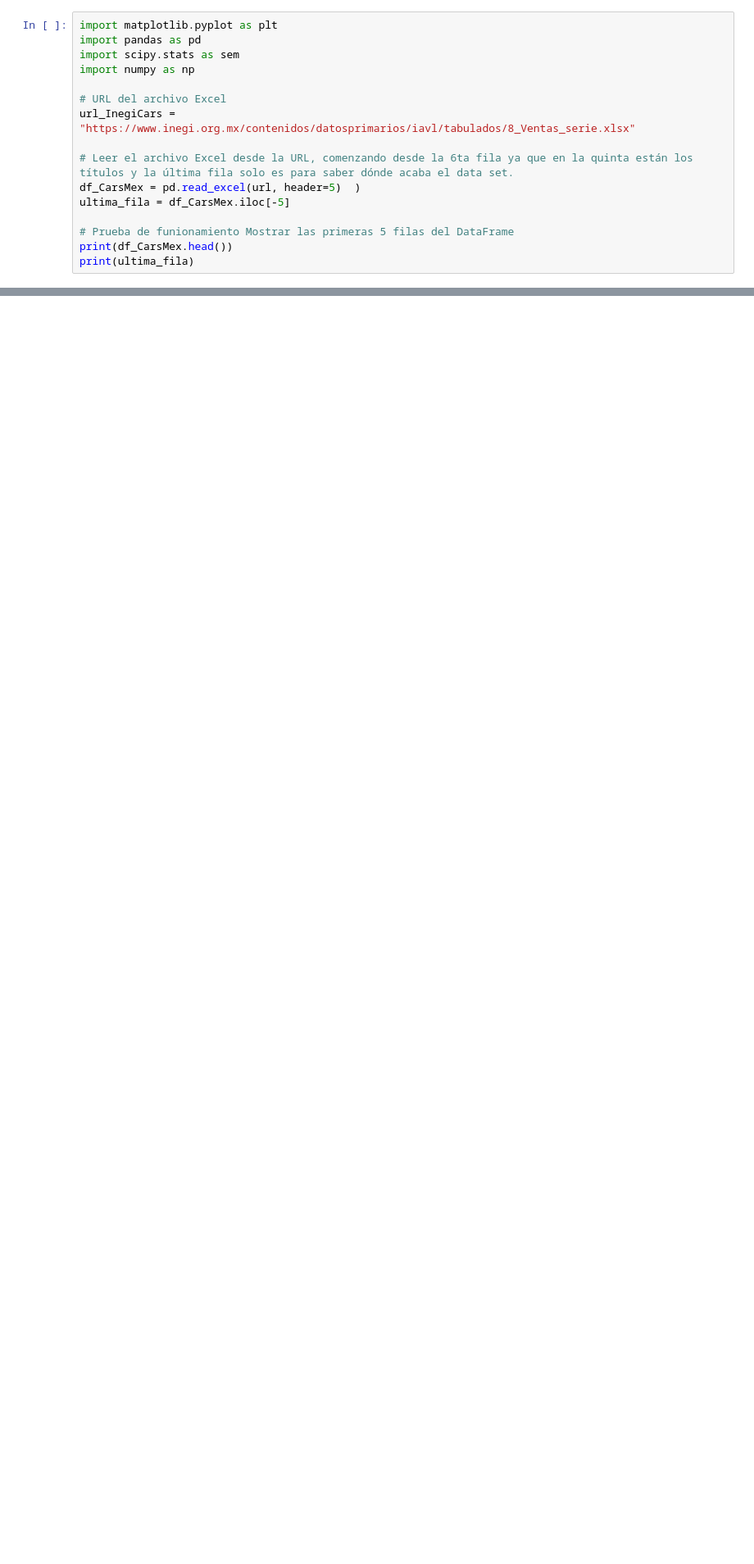
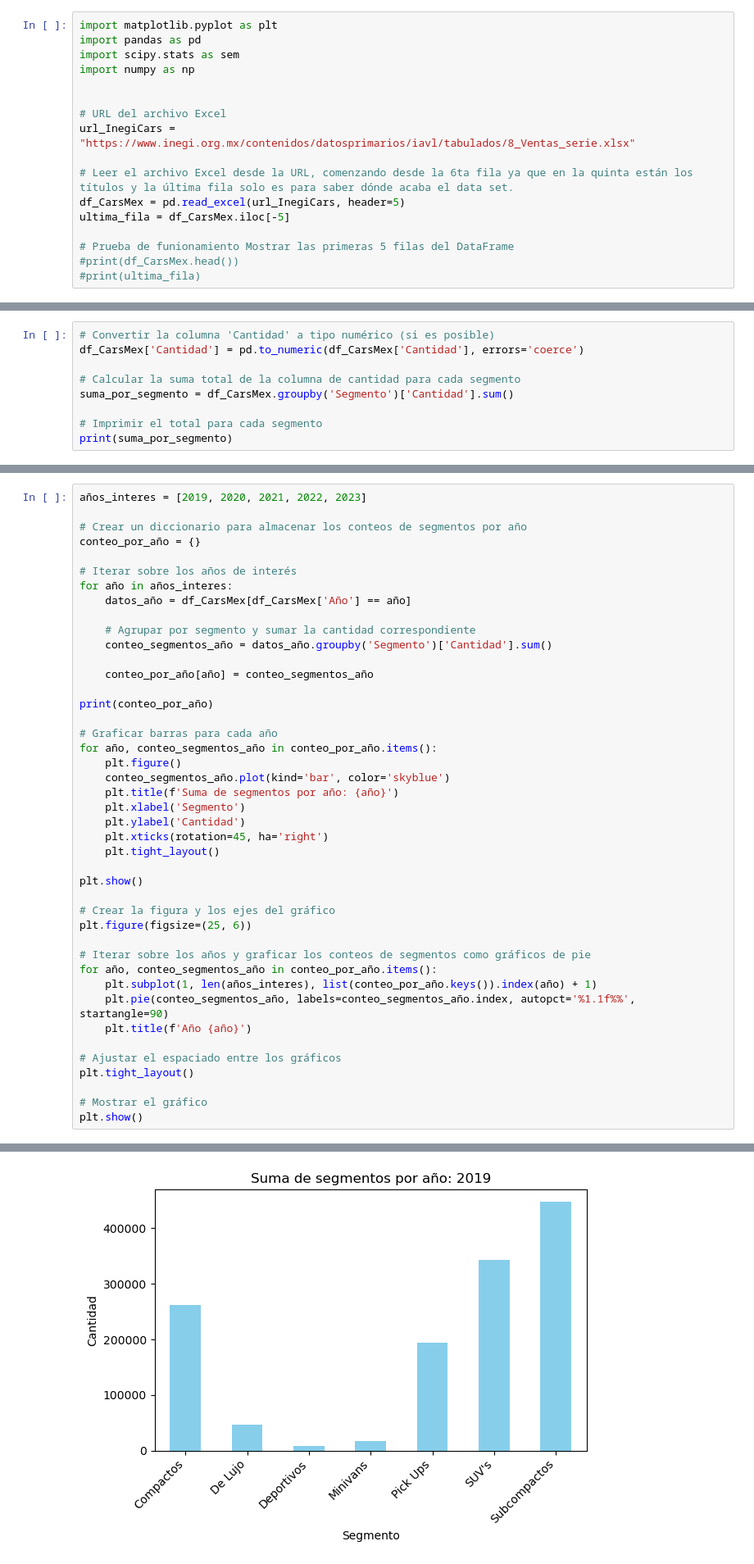
Before and after one commit to AngelesVillagrana/Project-1, a Jupyter notebook: Project-1-Car-Sales.ipynb, the cells around one changed output, grey strips where cells are left out. Shown: that part at 82% size. Saved outputs shown, nothing was run; the diff lists cells and outputs as text; blank space fills up the shorter version.

```diff
--- a/Project-1-Car-Sales.ipynb
+++ b/Project-1-Car-Sales.ipynb
@@ -8,13 +8,14 @@ import pandas as pd
 import scipy.stats as sem
 import numpy as np
 
+
 # URL del archivo Excel
 url_InegiCars = "https://www.inegi.org.mx/contenidos/datosprimarios/iavl/tabulados/8_Ventas_serie.xlsx"
 
 # Leer el archivo Excel desde la URL, comenzando desde la 6ta fila ya que en la quinta están los títulos y la última fila solo es para saber dónde acaba el data set.
-df_CarsMex = pd.read_excel(url, header=5)  )
+df_CarsMex = pd.read_excel(url_InegiCars, header=5)
 ultima_fila = df_CarsMex.iloc[-5]
 
 # Prueba de funionamiento Mostrar las primeras 5 filas del DataFrame
-print(df_CarsMex.head())
-print(ultima_fila)
+#print(df_CarsMex.head())
+#print(ultima_fila)
@@ -38,0 +22,9 @@ Name: 88962, dtype: object
+# %%
+# Convertir la columna 'Cantidad' a tipo numérico (si es posible)
+df_CarsMex['Cantidad'] = pd.to_numeric(df_CarsMex['Cantidad'], errors='coerce')
+
+# Calcular la suma total de la columna de cantidad para cada segmento
+suma_por_segmento = df_CarsMex.groupby('Segmento')['Cantidad'].sum()
+
+# Imprimir el total para cada segmento
+print(suma_por_segmento)
@@ -38,0 +41,44 @@ Name: 88962, dtype: object
+# %%
+años_interes = [2019, 2020, 2021, 2022, 2023]
+
+# Crear un diccionario para almacenar los conteos de segmentos por año
+conteo_por_año = {}
+
+# Iterar sobre los años de interés
+for año in años_interes:
+    datos_año = df_CarsMex[df_CarsMex['Año'] == año]
+
+    # Agrupar por segmento y sumar la cantidad correspondiente
+    conteo_segmentos_año = datos_año.groupby('Segmento')['Cantidad'].sum()
+
+    conteo_por_año[año] = conteo_segmentos_año
+
+print(conteo_por_año)
+
+# Graficar barras para cada año
+for año, conteo_segmentos_año in conteo_por_año.items():
+    plt.figure()
+    conteo_segmentos_año.plot(kind='bar', color='skyblue')
+    plt.title(f'Suma de segmentos por año: {año}')
+    plt.xlabel('Segmento')
+    plt.ylabel('Cantidad')
+    plt.xticks(rotation=45, ha='right')
+    plt.tight_layout()
+
+plt.show()
+
+# Crear la figura y los ejes del gráfico
+plt.figure(figsize=(25, 6))
+
+# Iterar sobre los años y graficar los conteos de segmentos como gráficos de pie
+for año, conteo_segmentos_año in conteo_por_año.items():
+    plt.subplot(1, len(años_interes), list(conteo_por_año.keys()).index(año) + 1)
+    plt.pie(conteo_segmentos_año, labels=conteo_segmentos_año.index, autopct='%1.1f%%', startangle=90)
+    plt.title(f'Año {año}')
+
+# Ajustar el espaciado entre los gráficos
+plt.tight_layout()
+
+# Mostrar el gráfico
+plt.show()
+# %% [output]
@@ -38,0 +102 @@ Name: 88962, dtype: object
+[figure, added]
```
Also changed, not shown: parts of 7 cells of this notebook.
